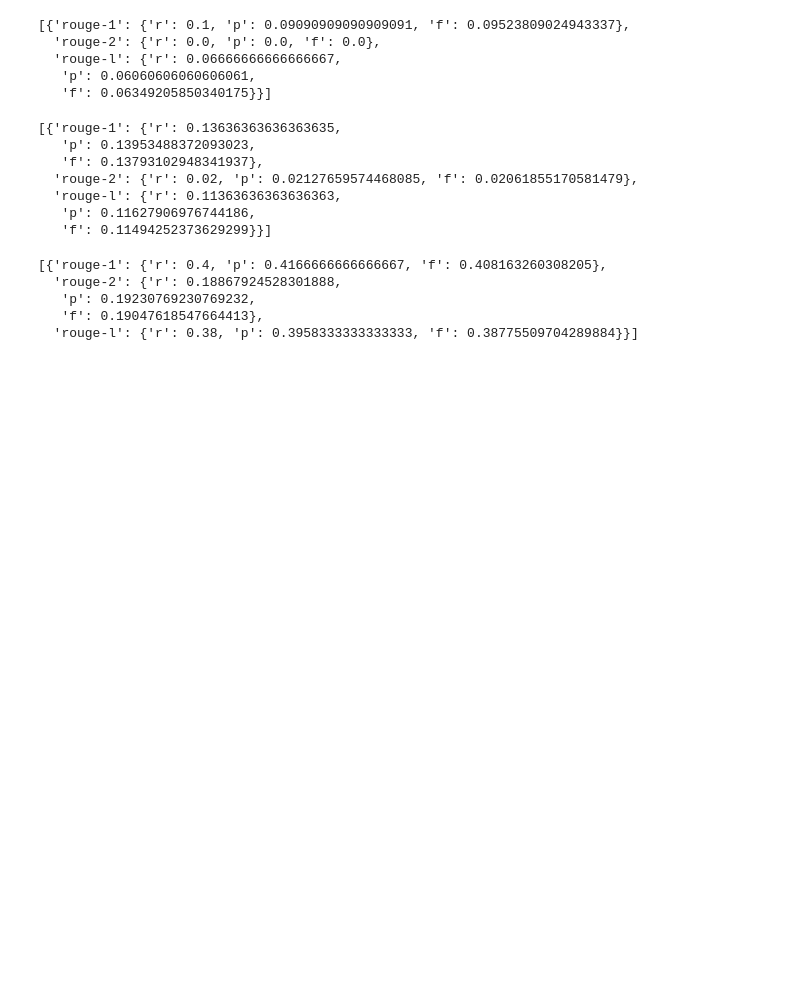
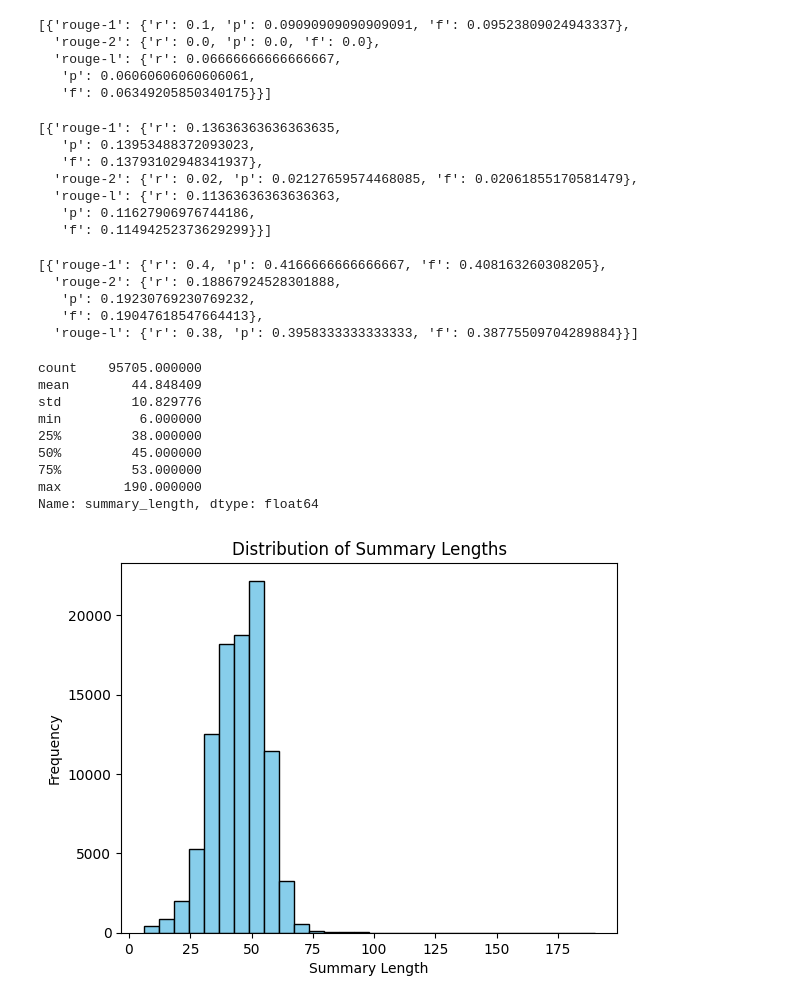
Before and after one commit to sandrabinu3/Text_Summarization_using_NLP-Project, a Jupyter notebook: transformer_trial.ipynb, the cells around one changed output. Saved outputs shown, nothing was run; the diff lists cells and outputs as text; code cells hidden in the pictures; blank space fills up the shorter version.

```diff
--- a/transformer_trial.ipynb
+++ b/transformer_trial.ipynb
@@ -245,3 +229,33 @@ rouge.get_scores(b2g,b2h)
    'p': 0.19230769230769232,
    'f': 0.19047618547664413},
   'rouge-l': {'r': 0.38, 'p': 0.3958333333333333, 'f': 0.38775509704289884}}]
+# %%
+# Calculate the lengths of the summaries
+train_df['summary_length'] = train_df['highlights'].apply(lambda x: len(x.split()))
+
+# Summary statistics
+summary_stats = train_df['summary_length'].describe()
+print(summary_stats)
+
+# Optional: Visualize the distribution
+import matplotlib.pyplot as plt
+
+plt.hist(train_df['summary_length'], bins=30, color='skyblue', edgecolor='black')
+plt.xlabel('Summary Length')
+plt.ylabel('Frequency')
+plt.title('Distribution of Summary Lengths')
+plt.show()
+
+### If the standard deviation is large (e.g., comparable to the mean) or
+###  the histogram shows a wide range of lengths, there may be inconsistency in the summary lengths.
+# %% [output]
+count    95705.000000
+mean        44.848409
+std         10.829776
+min          6.000000
+25%         38.000000
+50%         45.000000
+75%         53.000000
+max        190.000000
+Name: summary_length, dtype: float64
+[figure, added]
```
Also changed, not shown: parts of 27 cells of this notebook, 2 other files.
